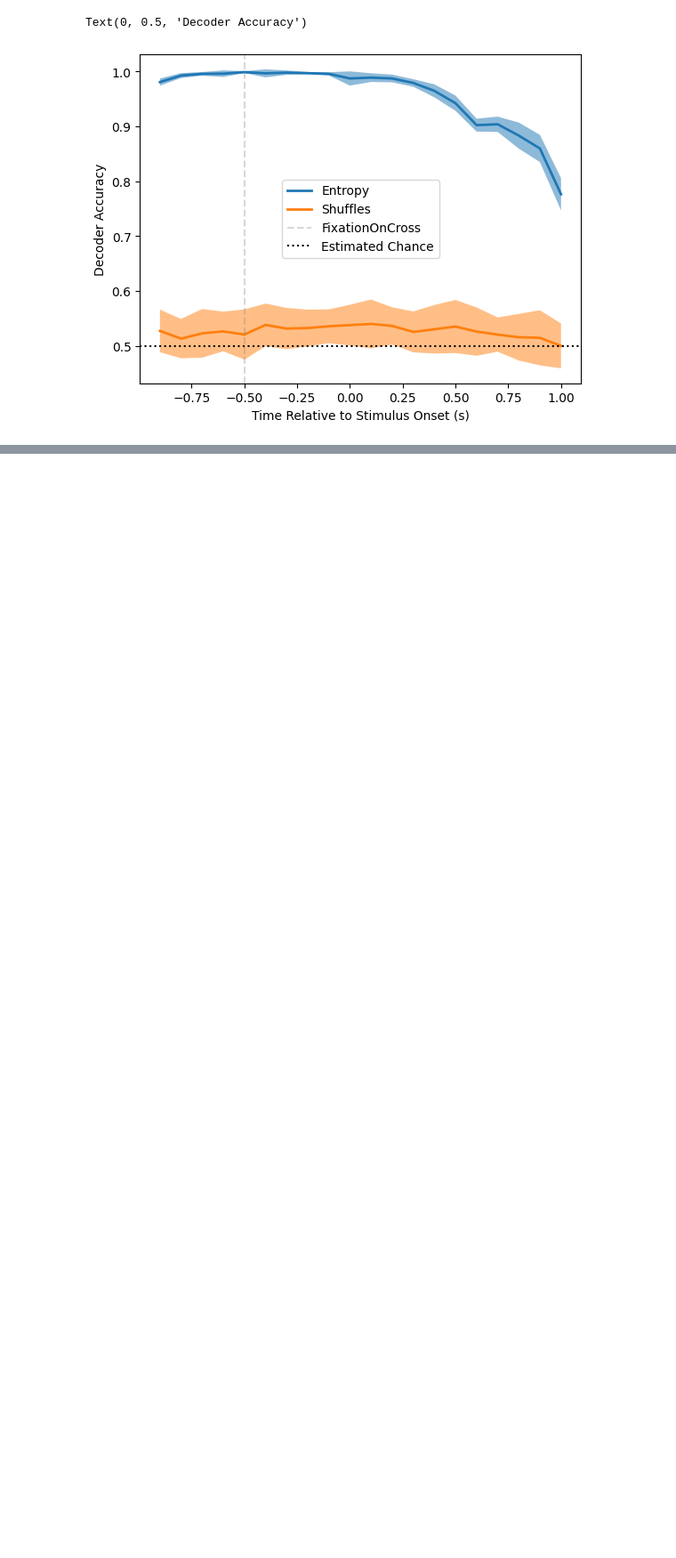
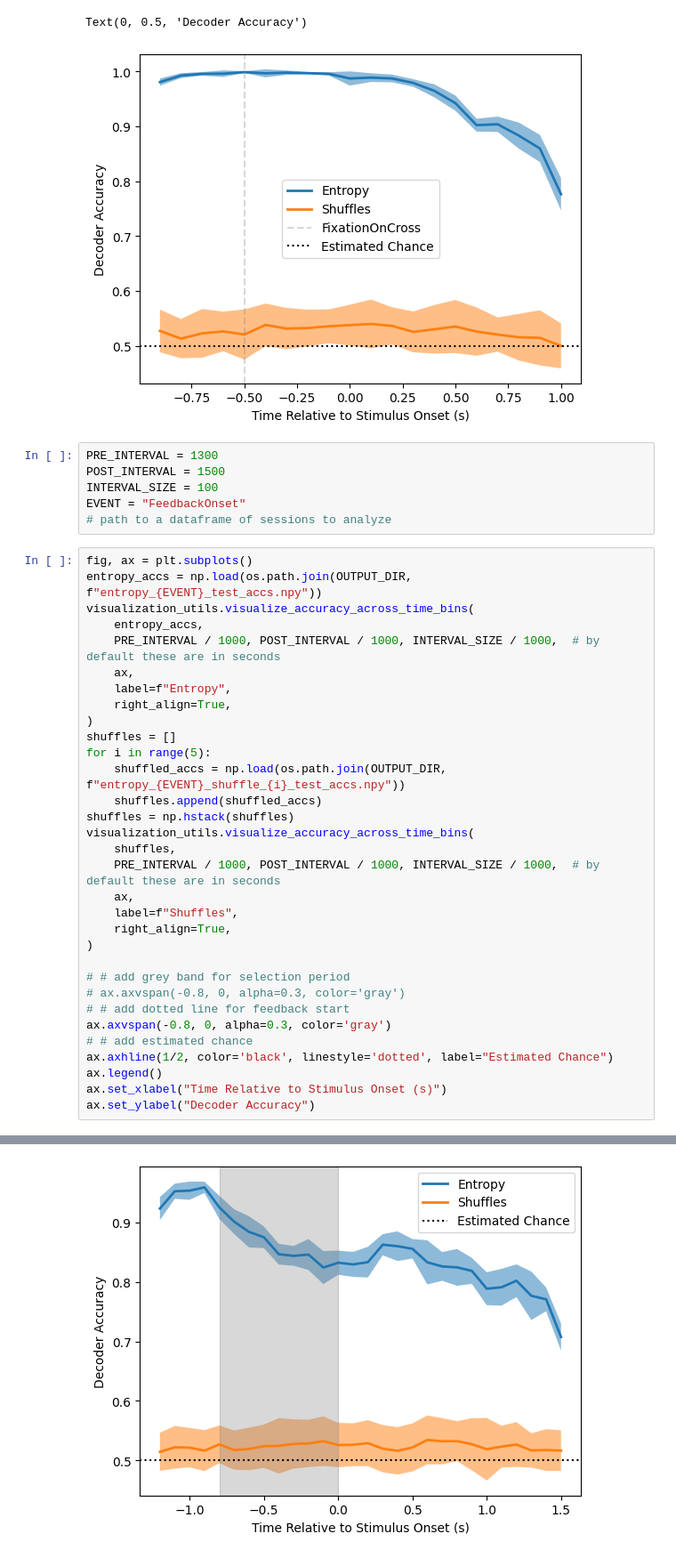
Before and after one commit to pqz317/wcst_decode, a Jupyter notebook: notebooks/20240618_visualize_decode_entropy.ipynb, the cells around one changed output, grey strips where cells are left out. Shown at 89% size. Cells and saved outputs as stored; diff of their text form; blank space fills up the shorter version.

```diff
--- a/notebooks/20240618_visualize_decode_entropy.ipynb
+++ b/notebooks/20240618_visualize_decode_entropy.ipynb
@@ -65,3 +65,42 @@ ax.set_ylabel("Decoder Accuracy")
 # %% [output]
 Text(0, 0.5, 'Decoder Accuracy')
 [figure]
+# %%
+PRE_INTERVAL = 1300
+POST_INTERVAL = 1500
+INTERVAL_SIZE = 100
+EVENT = "FeedbackOnset"
+# path to a dataframe of sessions to analyze
+# %%
+fig, ax = plt.subplots()
+entropy_accs = np.load(os.path.join(OUTPUT_DIR, f"entropy_{EVENT}_test_accs.npy"))
+visualization_utils.visualize_accuracy_across_time_bins(
+    entropy_accs,
+    PRE_INTERVAL / 1000, POST_INTERVAL / 1000, INTERVAL_SIZE / 1000,  # by default these are in seconds
+    ax,
+    label=f"Entropy",
+    right_align=True,
+)
+shuffles = []
+for i in range(5):
+    shuffled_accs = np.load(os.path.join(OUTPUT_DIR, f"entropy_{EVENT}_shuffle_{i}_test_accs.npy"))
+    shuffles.append(shuffled_accs)
+shuffles = np.hstack(shuffles)
+visualization_utils.visualize_accuracy_across_time_bins(
+    shuffles,
+    PRE_INTERVAL / 1000, POST_INTERVAL / 1000, INTERVAL_SIZE / 1000,  # by default these are in seconds
+    ax,
+    label=f"Shuffles",
+    right_align=True,
+)
+
+# # add grey band for selection period
+# ax.axvspan(-0.8, 0, alpha=0.3, color='gray')
+# # add dotted line for feedback start
+ax.axvspan(-0.8, 0, alpha=0.3, color='gray')
+# # add estimated chance
+ax.axhline(1/2, color='black', linestyle='dotted', label="Estimated Chance")
+ax.legend()
+ax.set_xlabel("Time Relative to Stimulus Onset (s)")
+ax.set_ylabel("Decoder Accuracy")
+# %% [output]
@@ -67,0 +108 @@ Text(0, 0.5, 'Decoder Accuracy')
+[figure, added]
```
Also changed, not shown: parts of 1 cell of this notebook, 4 other files.
